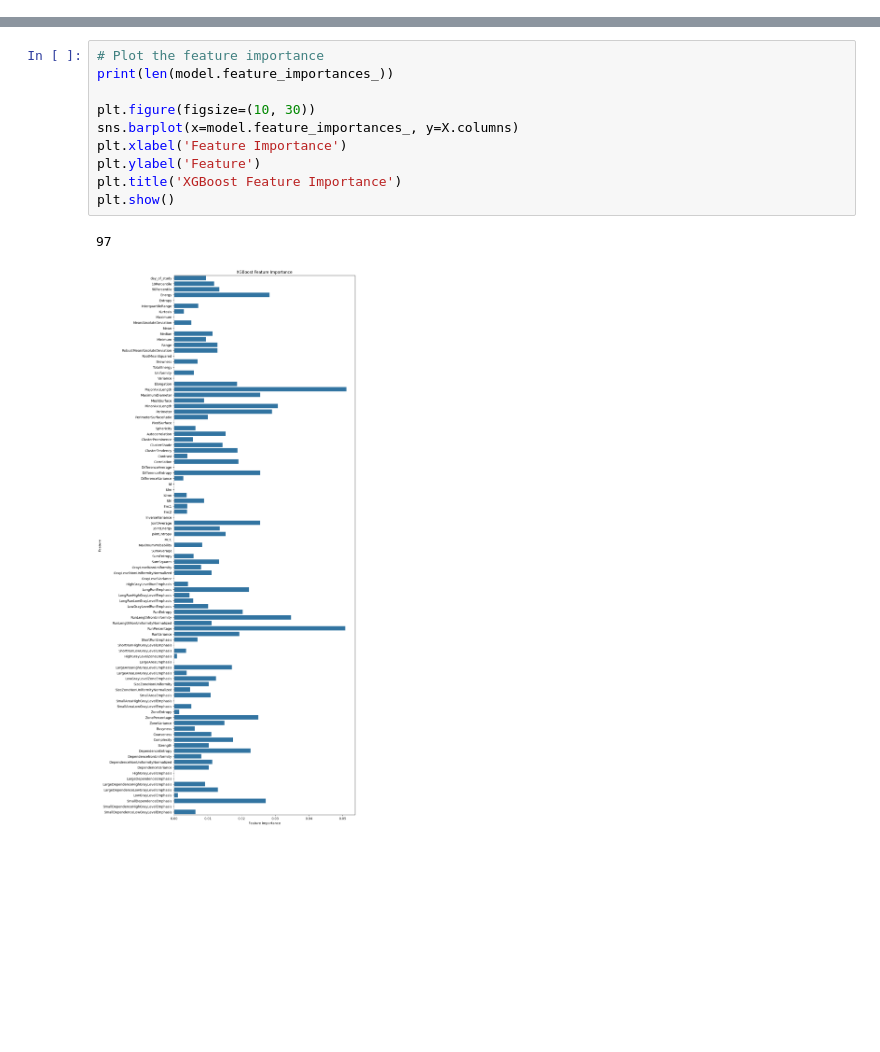
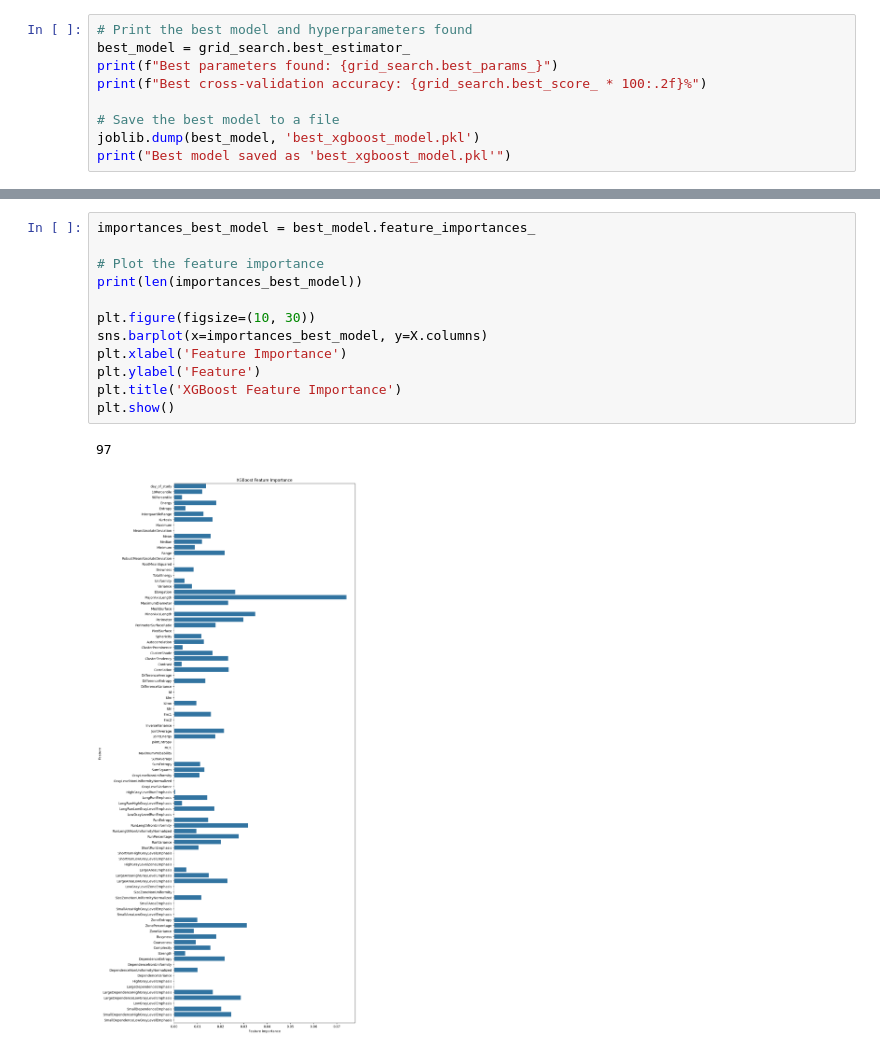
Before and after one commit to Javier200107/ML-Strategies-Inflection-Point-GL261-Response-Relapse, a Jupyter notebook: src/notebooks/ml_experiments_original_image.ipynb, the cells around one changed output, grey strips where cells are left out. Drawn from its saved outputs; the diff is of its cells as text; blank space fills up the shorter version.

```diff
--- a/src/notebooks/ml_experiments_original_image.ipynb
+++ b/src/notebooks/ml_experiments_original_image.ipynb
@@ -52,0 +74,9 @@ Accuracy on the test set: 88.31%
+# %%
+# Print the best model and hyperparameters found
+best_model = grid_search.best_estimator_
+print(f"Best parameters found: {grid_search.best_params_}")
+print(f"Best cross-validation accuracy: {grid_search.best_score_ * 100:.2f}%")
+
+# Save the best model to a file
+joblib.dump(best_model, 'best_xgboost_model.pkl')
+print("Best model saved as 'best_xgboost_model.pkl'")
@@ -53,13 +139,15 @@ Accuracy on the test set: 88.31%
 # %%
+importances_best_model = best_model.feature_importances_
+
 # Plot the feature importance
-print(len(model.feature_importances_))
+print(len(importances_best_model))
 
 plt.figure(figsize=(10, 30))
-sns.barplot(x=model.feature_importances_, y=X.columns)
+sns.barplot(x=importances_best_model, y=X.columns)
 plt.xlabel('Feature Importance')
 plt.ylabel('Feature')
 plt.title('XGBoost Feature Importance')
 plt.show()
 # %% [output]
 97
-[figure, old version]
+[figure, new version]
```
Also changed, not shown: parts of 10 cells of this notebook, 2 other files.
